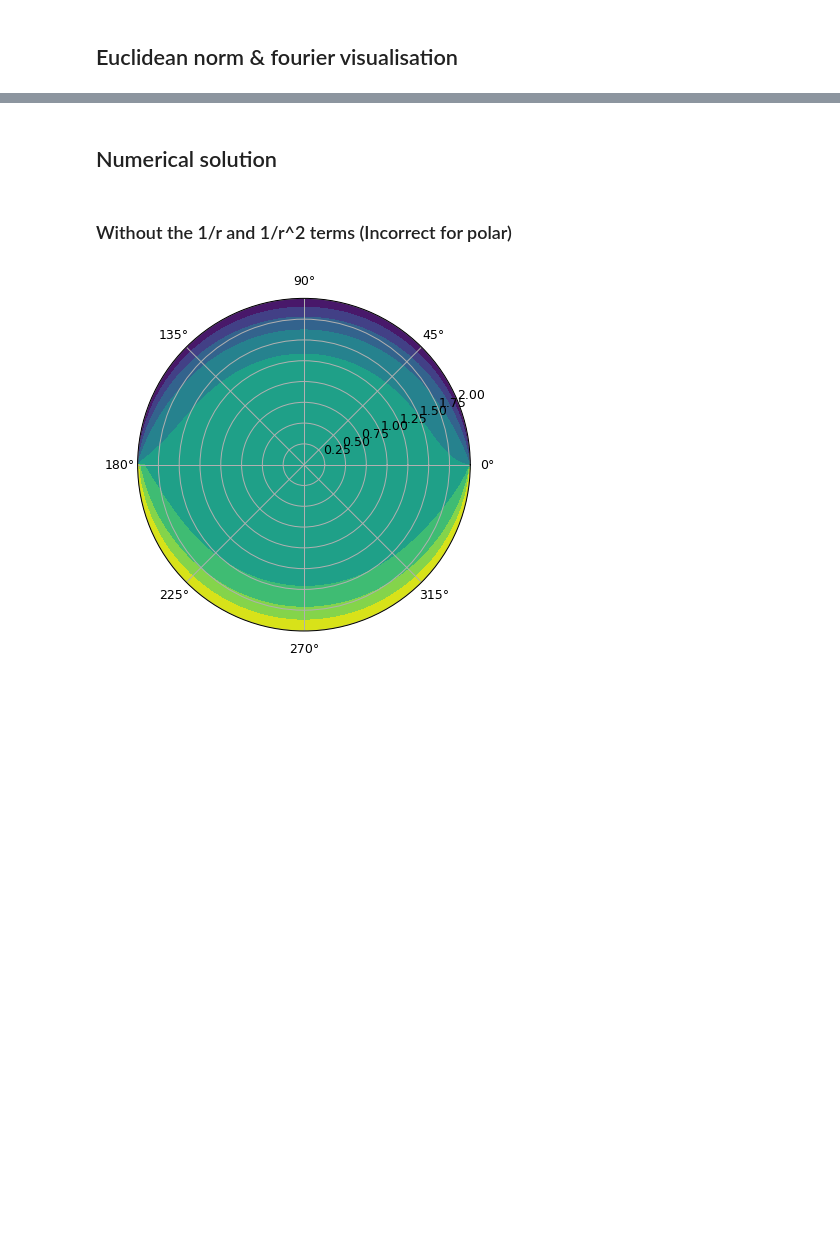
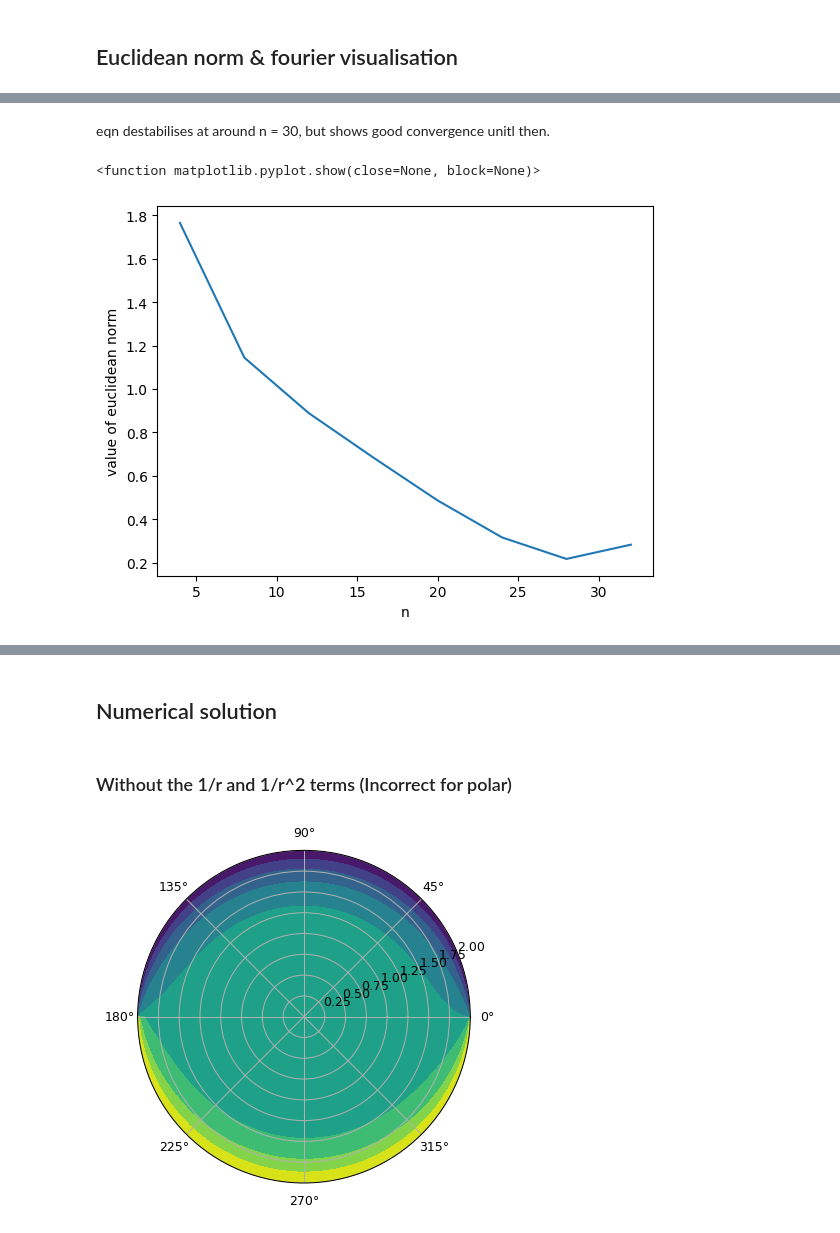
Before and after one commit to peterassessments/Individiual-Simulation, a Jupyter notebook: individual sim.ipynb, the cells around one changed output, grey strips where cells are left out. Cells and saved outputs as stored; diff of their text form; code cells hidden in the pictures; blank space fills up the shorter version.

```diff
--- a/individual sim.ipynb
+++ b/individual sim.ipynb
@@ -174,0 +212,10 @@ nan
+# %% [markdown]
+eqn destabilises at around n = 30, but shows good convergence unitl then.
+# %%
+plt.plot(N_list, norms)
+plt.xlabel('n')
+plt.ylabel('value of euclidean norm')
+plt.show
+# %% [output]
+<function matplotlib.pyplot.show(close=None, block=None)>
+[figure, added]
```
Also changed, not shown: parts of 9 cells of this notebook.
